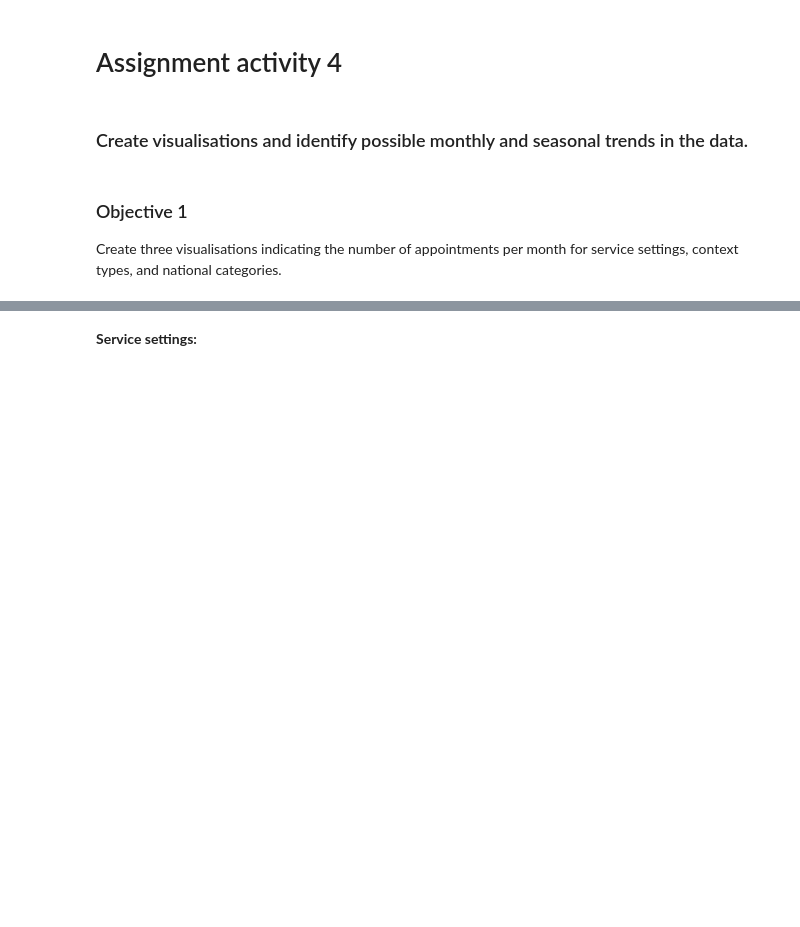
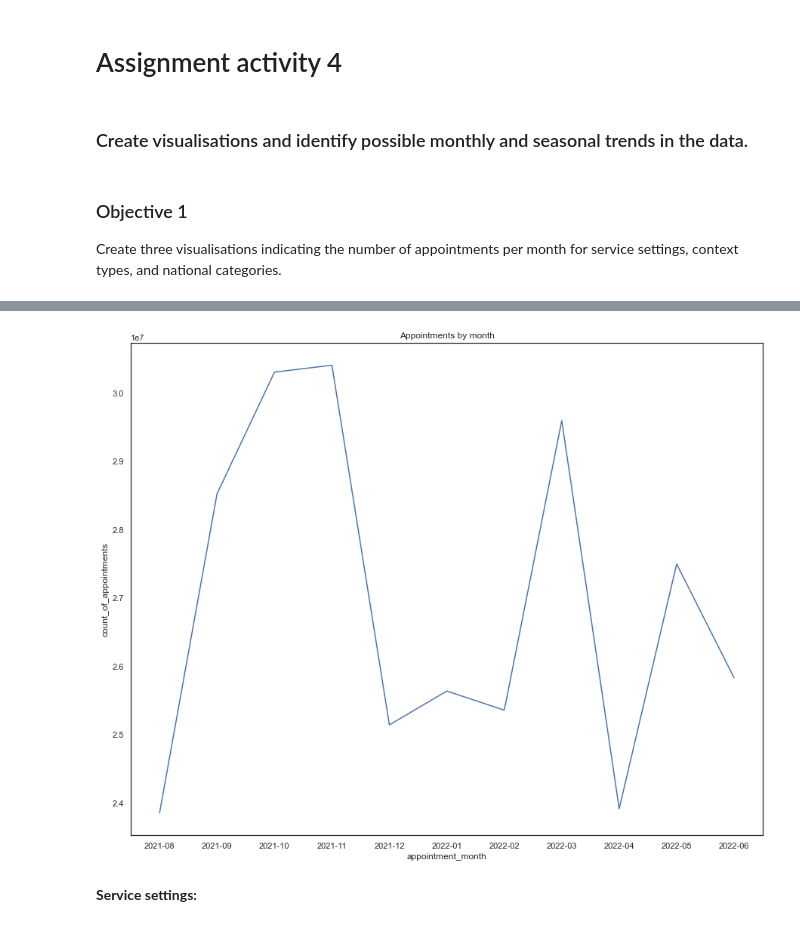
Before and after one commit to essjmeha/Assignment_Diagnostic_Anatysis_using_Python, a Jupyter notebook: Meharg_Jane_DA201_Assignment_Notebook.ipynb, the cells around one changed output, grey strips where cells are left out. Drawn from its saved outputs; the diff is of its cells as text; code cells hidden in the pictures; blank space fills up the shorter version.

Commit message:
Add files via upload
Charts to show appointments attended over time.

```diff
--- a/Meharg_Jane_DA201_Assignment_Notebook.ipynb
+++ b/Meharg_Jane_DA201_Assignment_Notebook.ipynb
@@ -738,2 +757,9 @@ nc_subset_month
+# %%
+# Create a lineplot showing appointments by months.
+
+nc_appointments = sns.lineplot(x='appointment_month', y='count_of_appointments', data=nc_ss, ci=None)\
+.set_title('Appointments by month')
+# %% [output]
+[figure, added]
 # %% [markdown]
 **Service settings:**
```
Also changed, not shown: parts of 18 cells of this notebook.
